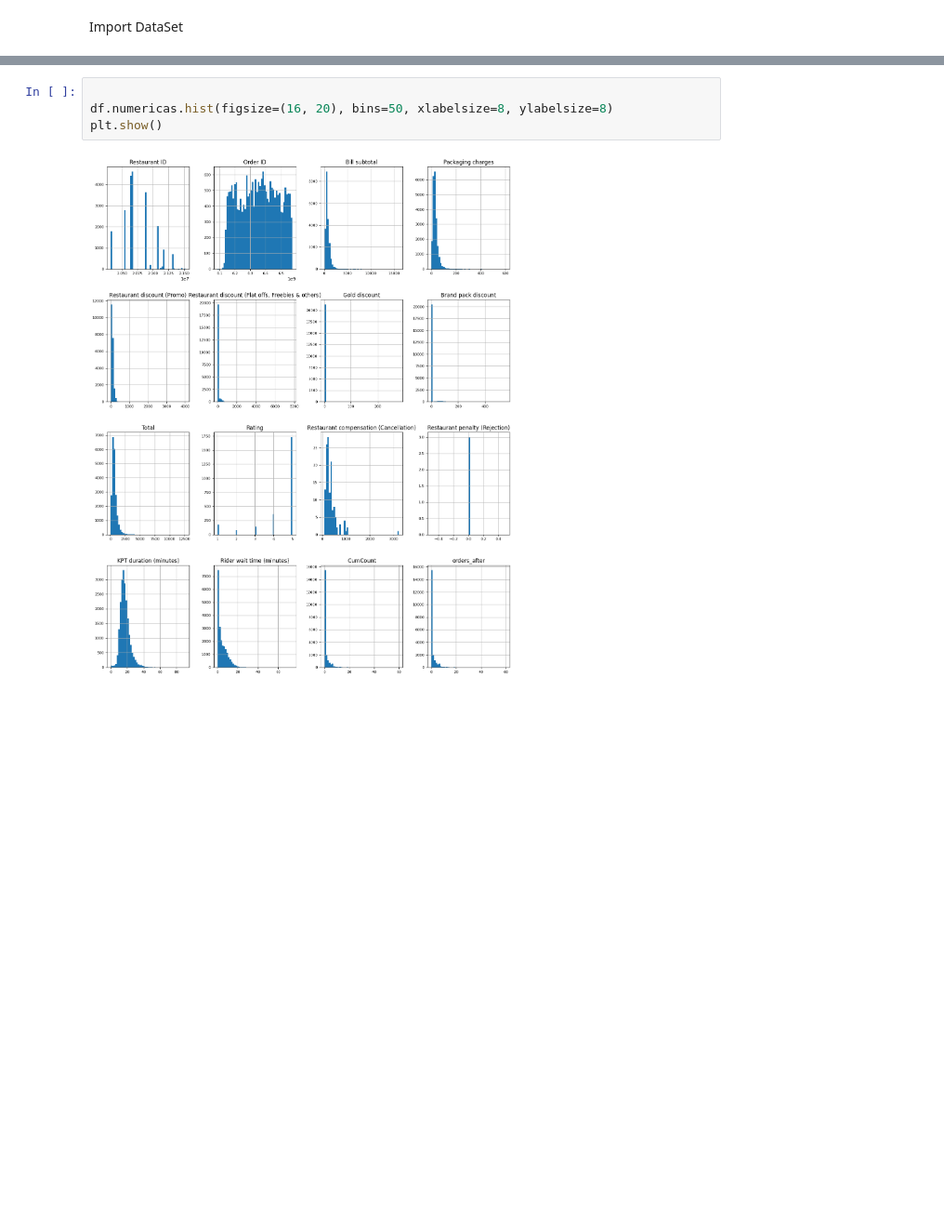
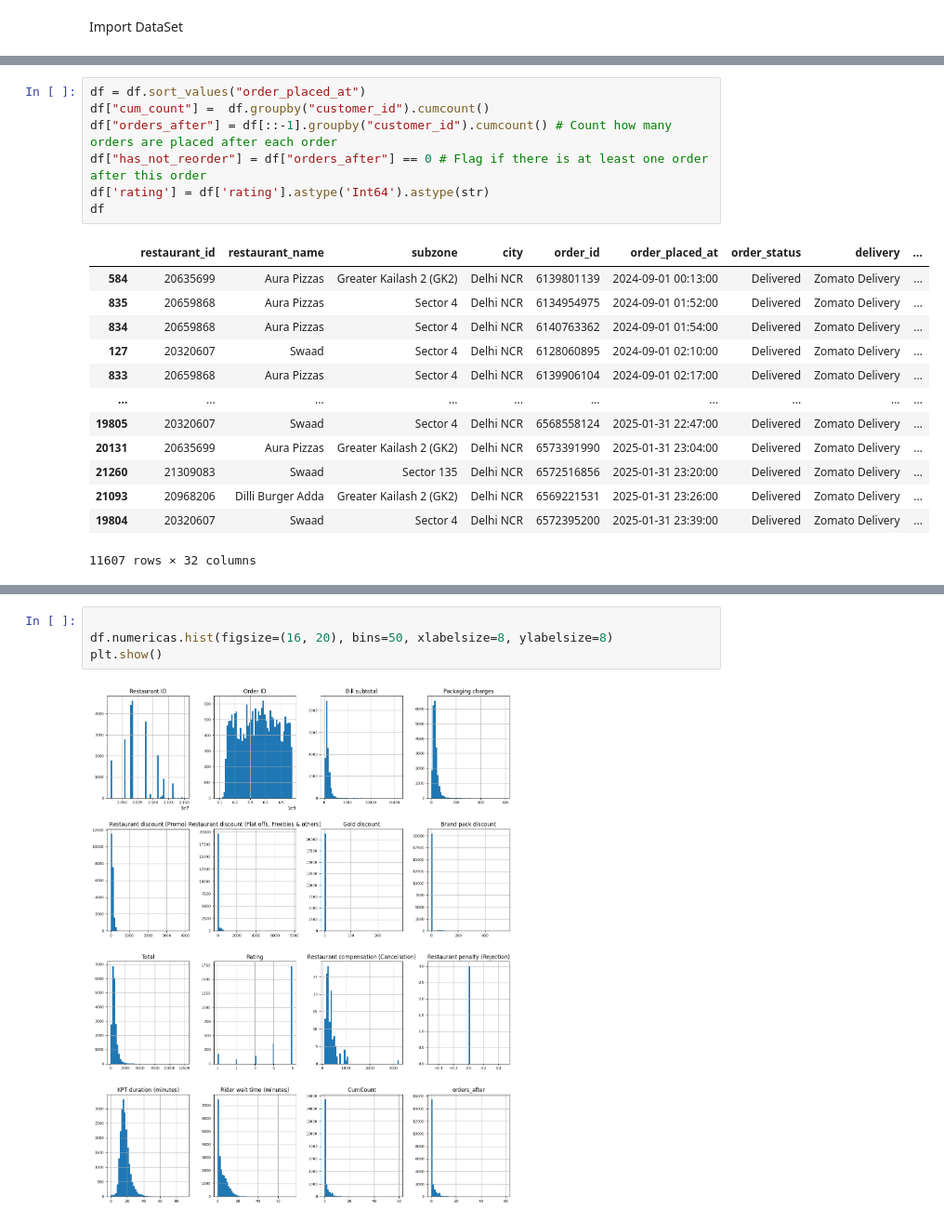
Before and after one commit to infante-manu/unav-data-cleaning-and-preparation, a Jupyter notebook: churn-prediction__alfaro-infante.ipynb, the cells around one changed output, grey strips where cells are left out. Shown at 93% size. Cells and saved outputs as stored; diff of their text form; blank space fills up the shorter version.

```diff
--- a/churn-prediction__alfaro-infante.ipynb
+++ b/churn-prediction__alfaro-infante.ipynb
@@ -149,0 +129,21 @@ df
+# %%
+df = df.sort_values("order_placed_at")
+df["cum_count"] =  df.groupby("customer_id").cumcount()
+df["orders_after"] = df[::-1].groupby("customer_id").cumcount() # Count how many orders are placed after each order
+df["has_not_reorder"] = df["orders_after"] == 0 # Flag if there is at least one order after this order
+df['rating'] = df['rating'].astype('Int64').astype(str)
+df
+# %% [output]
+|  | restaurant_id | restaurant_name | subzone | city | order_id | order_placed_at | order_status | delivery | ... |
+| 584 | 20635699 | Aura Pizzas | Greater Kailash 2 (GK2) | Delhi NCR | 6139801139 | 2024-09-01 00:13:00 | Delivered | Zomato Delivery | ... |
+| 835 | 20659868 | Aura Pizzas | Sector 4 | Delhi NCR | 6134954975 | 2024-09-01 01:52:00 | Delivered | Zomato Delivery | ... |
+| 834 | 20659868 | Aura Pizzas | Sector 4 | Delhi NCR | 6140763362 | 2024-09-01 01:54:00 | Delivered | Zomato Delivery | ... |
+| 127 | 20320607 | Swaad | Sector 4 | Delhi NCR | 6128060895 | 2024-09-01 02:10:00 | Delivered | Zomato Delivery | ... |
+| 833 | 20659868 | Aura Pizzas | Sector 4 | Delhi NCR | 6139906104 | 2024-09-01 02:17:00 | Delivered | Zomato Delivery | ... |
+| ... | ... | ... | ... | ... | ... | ... | ... | ... | ... |
+| 19805 | 20320607 | Swaad | Sector 4 | Delhi NCR | 6568558124 | 2025-01-31 22:47:00 | Delivered | Zomato Delivery | ... |
+| 20131 | 20635699 | Aura Pizzas | Greater Kailash 2 (GK2) | Delhi NCR | 6573391990 | 2025-01-31 23:04:00 | Delivered | Zomato Delivery | ... |
+| 21260 | 21309083 | Swaad | Sector 135 | Delhi NCR | 6572516856 | 2025-01-31 23:20:00 | Delivered | Zomato Delivery | ... |
+| 21093 | 20968206 | Dilli Burger Adda | Greater Kailash 2 (GK2) | Delhi NCR | 6569221531 | 2025-01-31 23:26:00 | Delivered | Zomato Delivery | ... |
+| 19804 | 20320607 | Swaad | Sector 4 | Delhi NCR | 6572395200 | 2025-01-31 23:39:00 | Delivered | Zomato Delivery | ... |
+11607 rows × 32 columns
```
Also changed, not shown: parts of 26 cells of this notebook.
